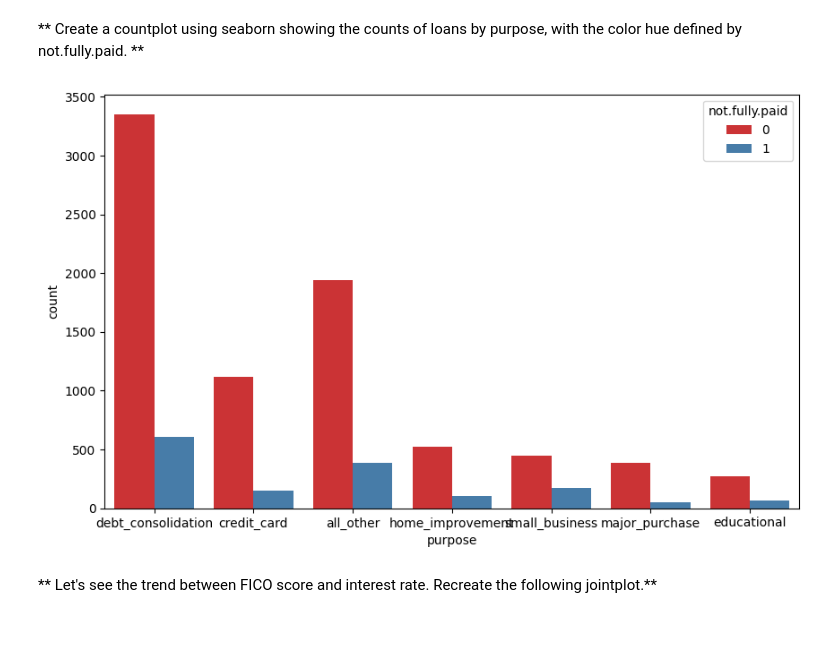
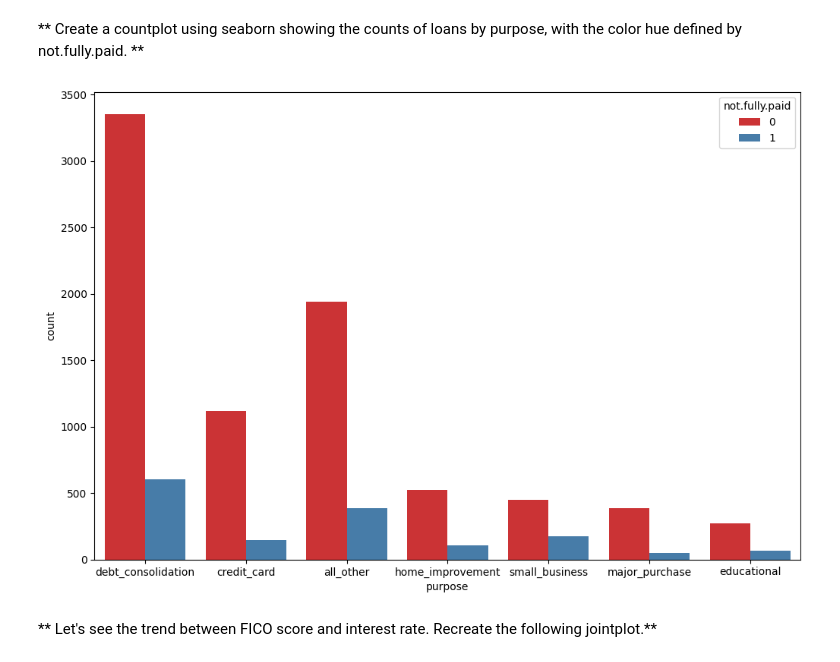
Before and after one commit to ridmiPaba/Machine-Learning-Bootcamp, a Jupyter notebook: Decision Trees and Random Forest Project.ipynb, the cells around one changed output. Saved outputs shown, nothing was run; the diff lists cells and outputs as text; code cells hidden in the pictures; blank space fills up the shorter version.

```diff
--- a/Decision Trees and Random Forest Project.ipynb
+++ b/Decision Trees and Random Forest Project.ipynb
@@ -120,12 +120,12 @@ plt.show()
 # %% [markdown]
 ** Create a countplot using seaborn showing the counts of loans by purpose, with the color hue defined by not.fully.paid. **
 # %%
-plt.figure(figsize=(10,6))
+plt.figure(figsize=(12,8))
 sns.countplot(x='purpose', hue='not.fully.paid', data=loans, palette='Set1')
 
 plt.show()
 # %% [output]
-[figure, old version]
+[figure, new version]
 # %% [markdown]
 ** Let's see the trend between FICO score and interest rate. Recreate the following jointplot.**
 # %%
```
Also changed, not shown: parts of 3 cells of this notebook.
